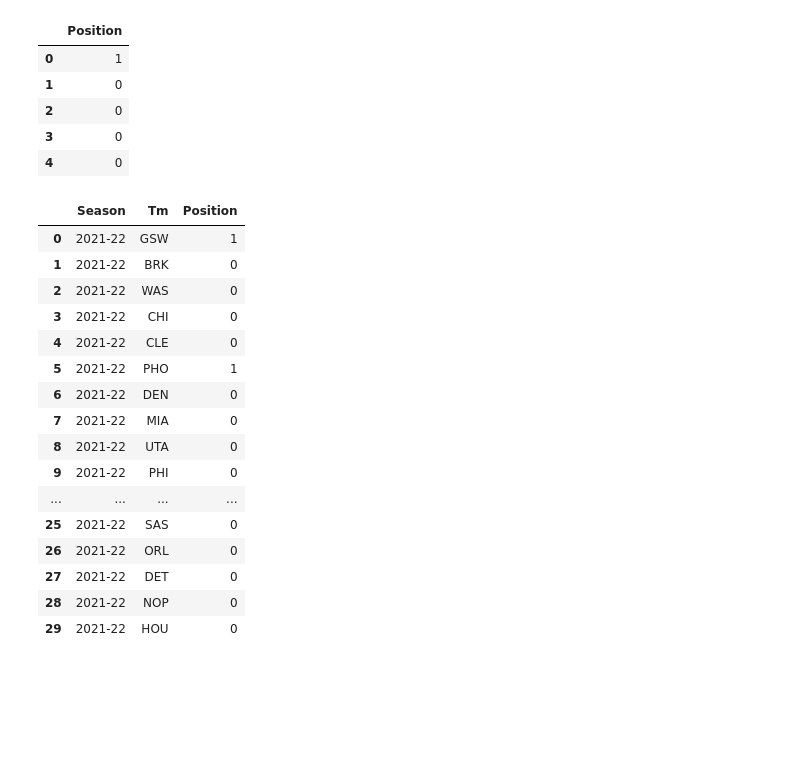
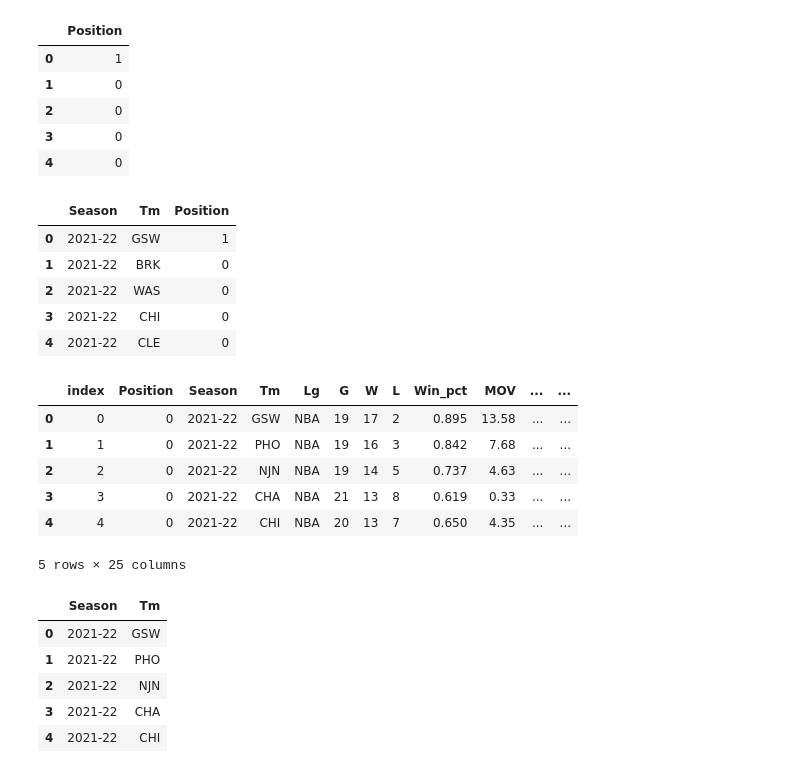
Before and after one commit to fatehluqman/Final_project, a Jupyter notebook: Decision_Tree_Model_11.10.21.ipynb, the cells around one changed output. Cells and saved outputs as stored; diff of their text form; code cells hidden in the pictures; blank space fills up the shorter version.

```diff
--- a/Decision_Tree_Model_11.10.21.ipynb
+++ b/Decision_Tree_Model_11.10.21.ipynb
@@ -527,22 +527,33 @@ cy_test2_df.head()
 | 4 | 0 |
 # %%
 joined2_df = test2_name_df.join(cy_test2_df)
-joined2_df
+joined2_df.head()
 # %% [output]
 |  | Season | Tm | Position |
 | 0 | 2021-22 | GSW | 1 |
 | 1 | 2021-22 | BRK | 0 |
 | 2 | 2021-22 | WAS | 0 |
 | 3 | 2021-22 | CHI | 0 |
 | 4 | 2021-22 | CLE | 0 |
-| 5 | 2021-22 | PHO | 1 |
-| 6 | 2021-22 | DEN | 0 |
-| 7 | 2021-22 | MIA | 0 |
-| 8 | 2021-22 | UTA | 0 |
-| 9 | 2021-22 | PHI | 0 |
-| ... | ... | ... | ... |
-| 25 | 2021-22 | SAS | 0 |
-| 26 | 2021-22 | ORL | 0 |
-| 27 | 2021-22 | DET | 0 |
-| 28 | 2021-22 | NOP | 0 |
-| 29 | 2021-22 | HOU | 0 |
+# %%
+test3_df= pd.read_sql("select * from \"cy_stats3\"", db_string)
+test3_df.head()
+# %% [output]
+|  | index | Position | Season | Tm | Lg | G | W | L | Win_pct | MOV | ... | ... |
+| 0 | 0 | 0 | 2021-22 | GSW | NBA | 19 | 17 | 2 | 0.895 | 13.58 | ... | ... |
+| 1 | 1 | 0 | 2021-22 | PHO | NBA | 19 | 16 | 3 | 0.842 | 7.68 | ... | ... |
+| 2 | 2 | 0 | 2021-22 | NJN | NBA | 19 | 14 | 5 | 0.737 | 4.63 | ... | ... |
+| 3 | 3 | 0 | 2021-22 | CHA | NBA | 21 | 13 | 8 | 0.619 | 0.33 | ... | ... |
+| 4 | 4 | 0 | 2021-22 | CHI | NBA | 20 | 13 | 7 | 0.650 | 4.35 | ... | ... |
+5 rows × 25 columns
+# %%
+# Pull out Season, TM and Team_Name into DF
+test3_name_df = test3_df[['Season', 'Tm']]
+test3_name_df.head()
+# %% [output]
+|  | Season | Tm |
+| 0 | 2021-22 | GSW |
+| 1 | 2021-22 | PHO |
+| 2 | 2021-22 | NJN |
+| 3 | 2021-22 | CHA |
+| 4 | 2021-22 | CHI |
```
Also changed, not shown: parts of 8 cells of this notebook, 4 other files.
